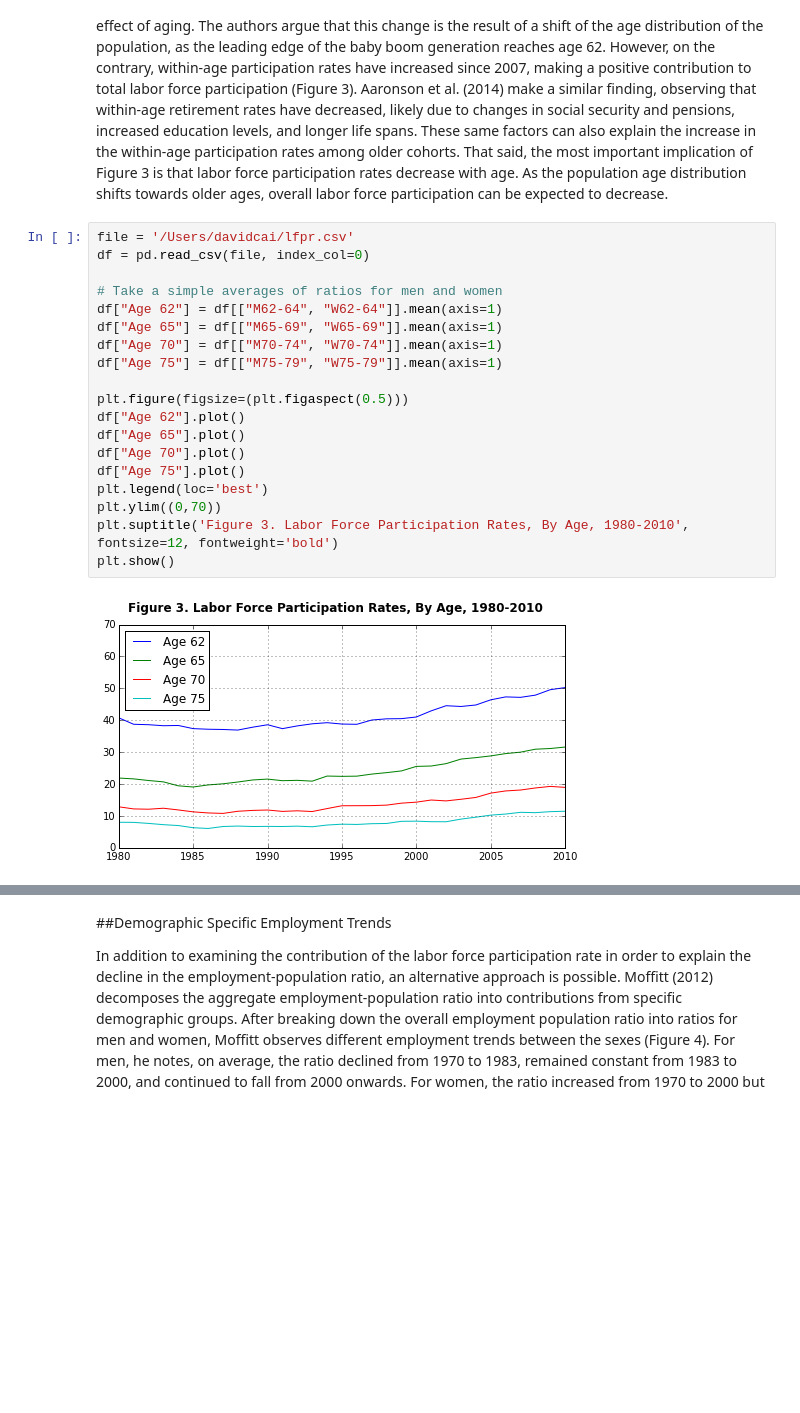
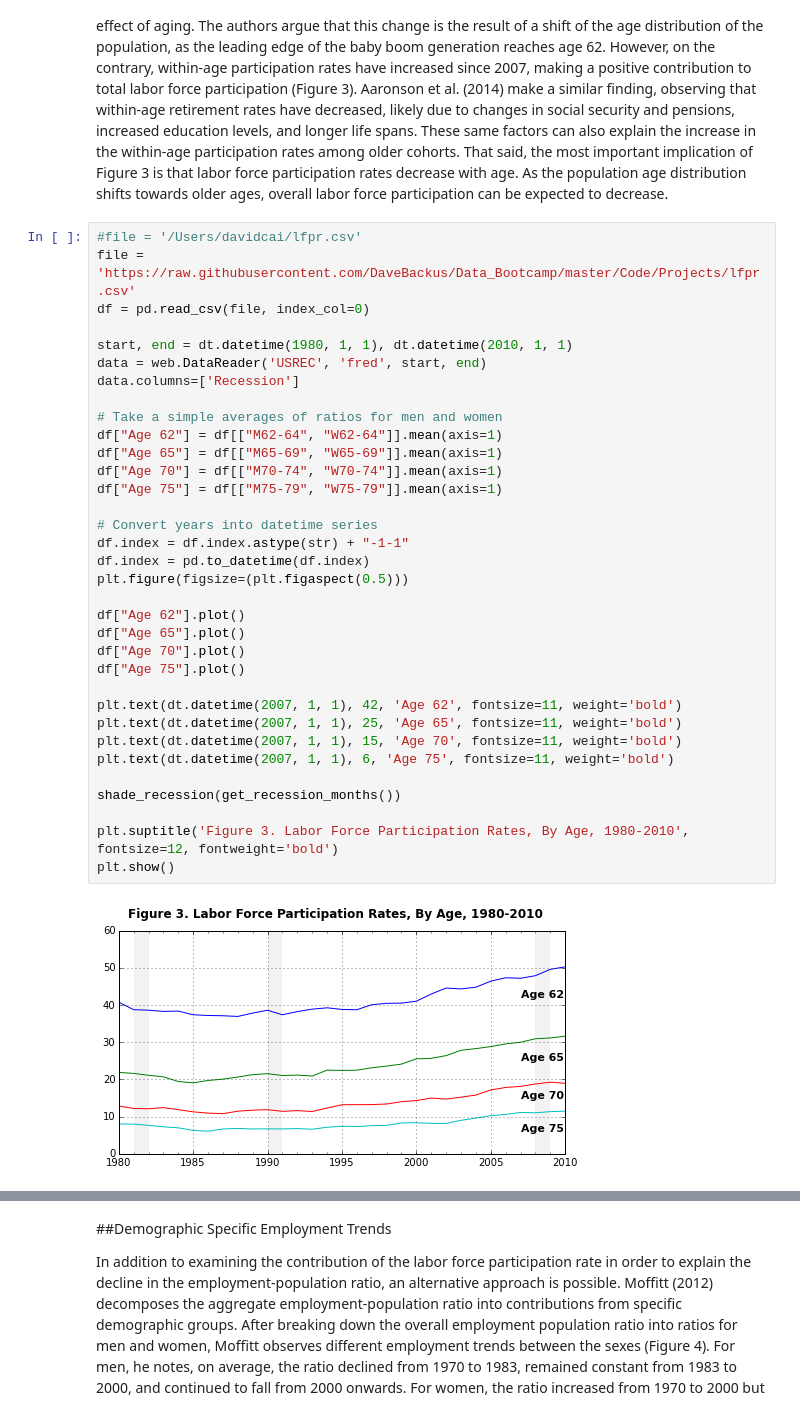
Before and after one commit to DaveBackus/Data_Bootcamp, a Jupyter notebook: Code/Projects/Employment-Population-Ratio_DavidCai_Jul_15.ipynb, the cells around one changed output, grey strips where cells are left out. Drawn from its saved outputs; the diff is of its cells as text; blank space fills up the shorter version.

```diff
--- a/Code/Projects/Employment-Population-Ratio_DavidCai_Jul_15.ipynb
+++ b/Code/Projects/Employment-Population-Ratio_DavidCai_Jul_15.ipynb
@@ -67,24 +85,39 @@ Source: Figure created using data from the Bureau of Labor Statistics (BLS) acce
 
 As population aging is the largest contributor to the labor force participation decline, further analysis is necessary to understand its nature. Aaronson et al. (2014) observe that the proportion of the working age population reported as retired in the Current Population Survey (CPS) has increased by more than one percent in 2014 compared to 2007, accounting for the majority of the 1.3 percent effect of aging. The authors argue that this change is the result of a shift of the age distribution of the population, as the leading edge of the baby boom generation reaches age 62. However, on the contrary, within-age participation rates have increased since 2007, making a positive contribution to total labor force participation (Figure 3). Aaronson et al. (2014) make a similar finding, observing that within-age retirement rates have decreased, likely due to changes in social security and pensions, increased education levels, and longer life spans. These same factors can also explain the increase in the within-age participation rates among older cohorts. That said, the most important implication of Figure 3 is that labor force participation rates decrease with age. As the population age distribution shifts towards older ages, overall labor force participation can be expected to decrease.
 # %%
-file = '/Users/davidcai/lfpr.csv'
+#file = '/Users/davidcai/lfpr.csv'
+file = 'https://raw.githubusercontent.com/DaveBackus/Data_Bootcamp/master/Code/Projects/lfpr.csv'
 df = pd.read_csv(file, index_col=0)
+
+start, end = dt.datetime(1980, 1, 1), dt.datetime(2010, 1, 1)
+data = web.DataReader('USREC', 'fred', start, end)
+data.columns=['Recession']
 
 # Take a simple averages of ratios for men and women
 df["Age 62"] = df[["M62-64", "W62-64"]].mean(axis=1)
 df["Age 65"] = df[["M65-69", "W65-69"]].mean(axis=1)
 df["Age 70"] = df[["M70-74", "W70-74"]].mean(axis=1)
 df["Age 75"] = df[["M75-79", "W75-79"]].mean(axis=1)
 
+# Convert years into datetime series
+df.index = df.index.astype(str) + "-1-1"
+df.index = pd.to_datetime(df.index)
 plt.figure(figsize=(plt.figaspect(0.5)))
+
 df["Age 62"].plot()
 df["Age 65"].plot()
 df["Age 70"].plot()
 df["Age 75"].plot()
-plt.legend(loc='best')
-plt.ylim((0,70))
+
+plt.text(dt.datetime(2007, 1, 1), 42, 'Age 62', fontsize=11, weight='bold')
+plt.text(dt.datetime(2007, 1, 1), 25, 'Age 65', fontsize=11, weight='bold')
+plt.text(dt.datetime(2007, 1, 1), 15, 'Age 70', fontsize=11, weight='bold')
+plt.text(dt.datetime(2007, 1, 1), 6, 'Age 75', fontsize=11, weight='bold')
+
+shade_recession(get_recession_months())
+
 plt.suptitle('Figure 3. Labor Force Participation Rates, By Age, 1980-2010', fontsize=12, fontweight='bold')
 plt.show()
 # %% [output]
-[figure, old version]
+[figure, new version]
 # %% [markdown]
```
Also changed, not shown: parts of 9 cells of this notebook, 2 other files.
